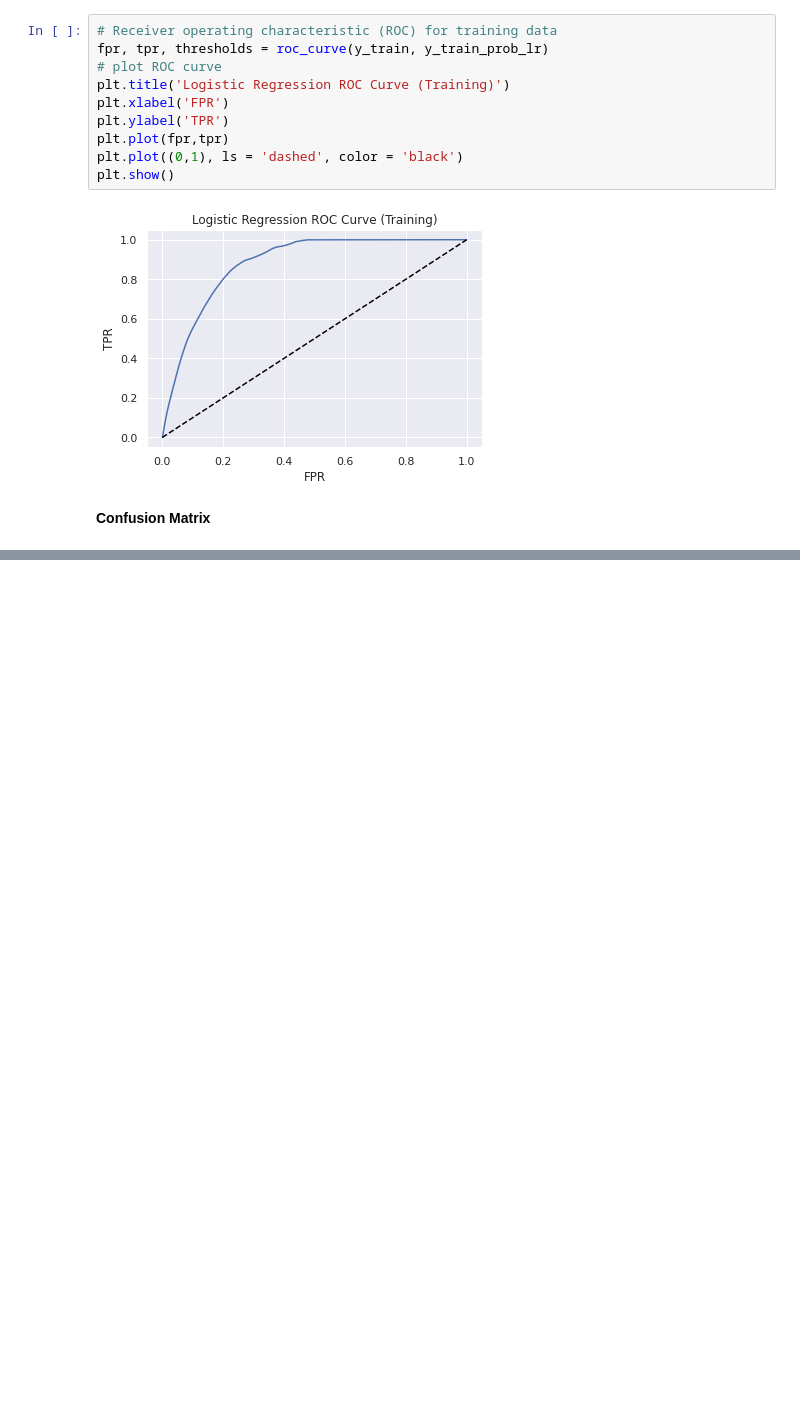
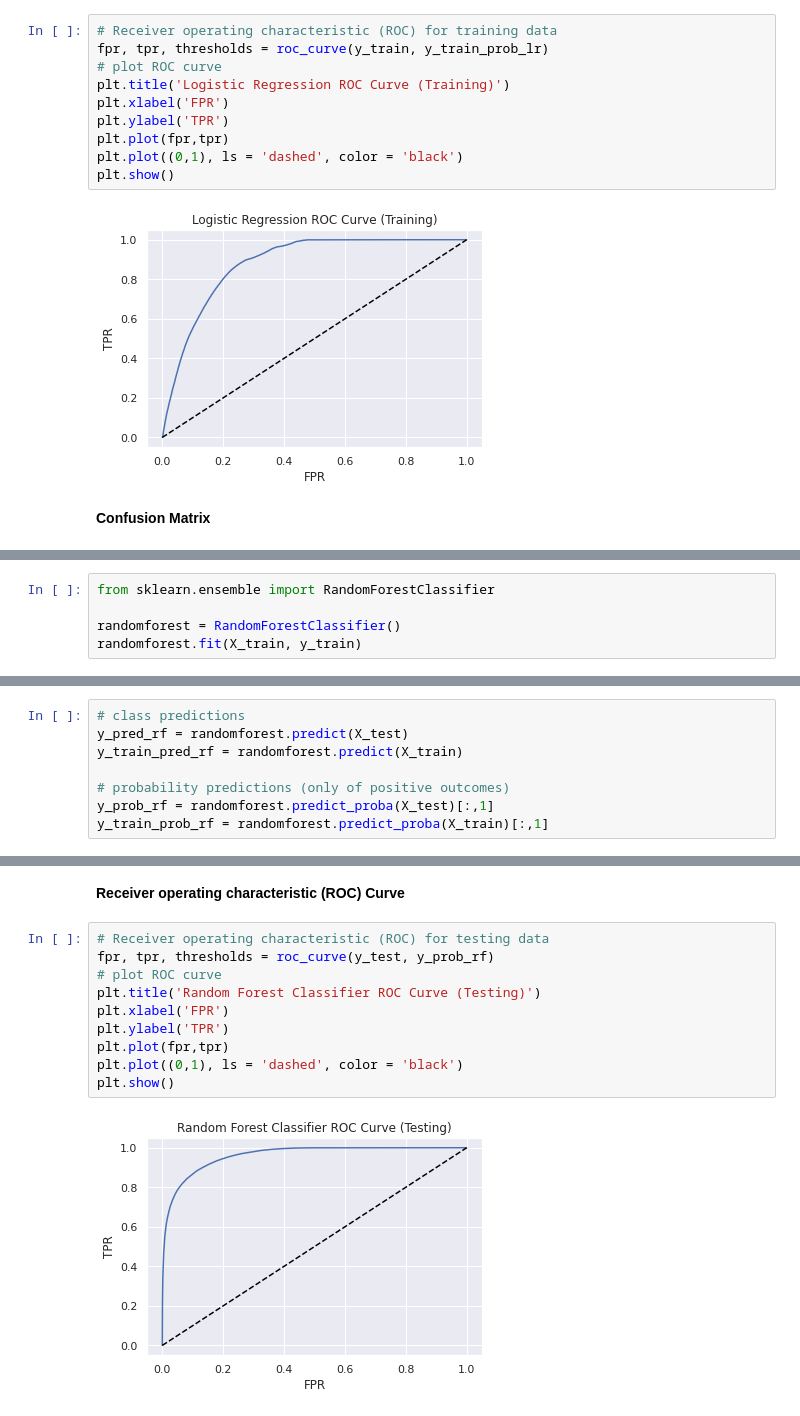
Before and after one commit to nihalhabeeb/Health_Insurance_Cross_Sell_Prediction, a Jupyter notebook: Health_Insurance_Cross_Sell_Prediction_Capstone_Project.ipynb, the cells around one changed output, grey strips where cells are left out. Cells and saved outputs as stored; diff of their text form; blank space fills up the shorter version.

Commit message:
random forest classifier

```diff
--- a/Health_Insurance_Cross_Sell_Prediction_Capstone_Project.ipynb
+++ b/Health_Insurance_Cross_Sell_Prediction_Capstone_Project.ipynb
@@ -910,0 +915,5 @@ ax.yaxis.set_ticklabels(labels)
+# %%
+from sklearn.ensemble import RandomForestClassifier
+
+randomforest = RandomForestClassifier()
+randomforest.fit(X_train, y_train)
@@ -910,0 +922,8 @@ ax.yaxis.set_ticklabels(labels)
+# %%
+# class predictions
+y_pred_rf = randomforest.predict(X_test)
+y_train_pred_rf = randomforest.predict(X_train)
+
+# probability predictions (only of positive outcomes)
+y_prob_rf = randomforest.predict_proba(X_test)[:,1]
+y_train_prob_rf = randomforest.predict_proba(X_train)[:,1]
@@ -910,0 +1005,14 @@ ax.yaxis.set_ticklabels(labels)
+# %% [markdown]
+**Receiver operating characteristic (ROC) Curve**
+# %%
+# Receiver operating characteristic (ROC) for testing data
+fpr, tpr, thresholds = roc_curve(y_test, y_prob_rf)
+# plot ROC curve
+plt.title('Random Forest Classifier ROC Curve (Testing)')
+plt.xlabel('FPR')
+plt.ylabel('TPR')
+plt.plot(fpr,tpr)
+plt.plot((0,1), ls = 'dashed', color = 'black')
+plt.show()
+# %% [output]
+[figure, added]
```
Also changed, not shown: parts of 25 cells of this notebook.
